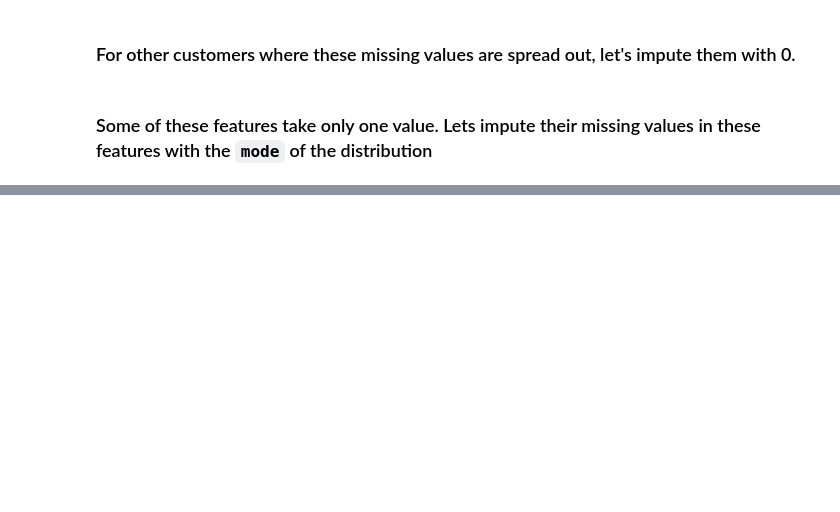
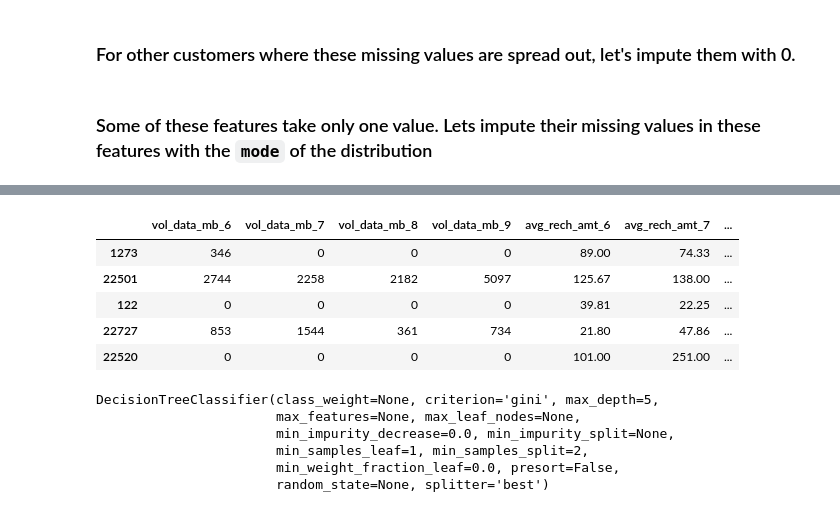
Before and after one commit to abhi18av/telecom_churn, a Jupyter notebook: MachineLearning2/telecomchurn/notebooks/Submission.ipynb, the cells around one changed output, grey strips where cells are left out. Drawn from its saved outputs; the diff is of its cells as text; code cells hidden in the pictures; blank space fills up the shorter version.

```diff
--- a/MachineLearning2/telecomchurn/notebooks/Submission.ipynb
+++ b/MachineLearning2/telecomchurn/notebooks/Submission.ipynb
@@ -367,0 +836,36 @@ for c in col:
+# %%
+from sklearn.model_selection import train_test_split
+
+# Putting feature variable to X
+X = decision_tree_df.drop('churn',axis=1)
+
+# Putting response variable to y
+y = decision_tree_df['churn']
+
+# Splitting the data into train and test
+X_train, X_test, y_train, y_test = train_test_split(X, y,
+                                                    test_size=0.30,
+                                                    random_state = 99)
+X_train.head()
+# %% [output]
+|  | vol_data_mb_6 | vol_data_mb_7 | vol_data_mb_8 | vol_data_mb_9 | avg_rech_amt_6 | avg_rech_amt_7 | ... |
+| 1273 | 346 | 0 | 0 | 0 | 89.00 | 74.33 | ... |
+| 22501 | 2744 | 2258 | 2182 | 5097 | 125.67 | 138.00 | ... |
+| 122 | 0 | 0 | 0 | 0 | 39.81 | 22.25 | ... |
+| 22727 | 853 | 1544 | 361 | 734 | 21.80 | 47.86 | ... |
+| 22520 | 0 | 0 | 0 | 0 | 101.00 | 251.00 | ... |
+# %%
+# Importing decision tree classifier from sklearn library
+from sklearn.tree import DecisionTreeClassifier
+
+# Fitting the decision tree with default hyperparameters, apart from
+# max_depth which is 5 so that we can plot and read the tree.
+dt_default = DecisionTreeClassifier(max_depth=5)
+dt_default.fit(X_train, y_train)
+# %% [output]
+DecisionTreeClassifier(class_weight=None, criterion='gini', max_depth=5,
+                       max_features=None, max_leaf_nodes=None,
+                       min_impurity_decrease=0.0, min_impurity_split=None,
+                       min_samples_leaf=1, min_samples_split=2,
+                       min_weight_fraction_leaf=0.0, presort=False,
+                       random_state=None, splitter='best')
```
Also changed, not shown: parts of 64 cells of this notebook.
